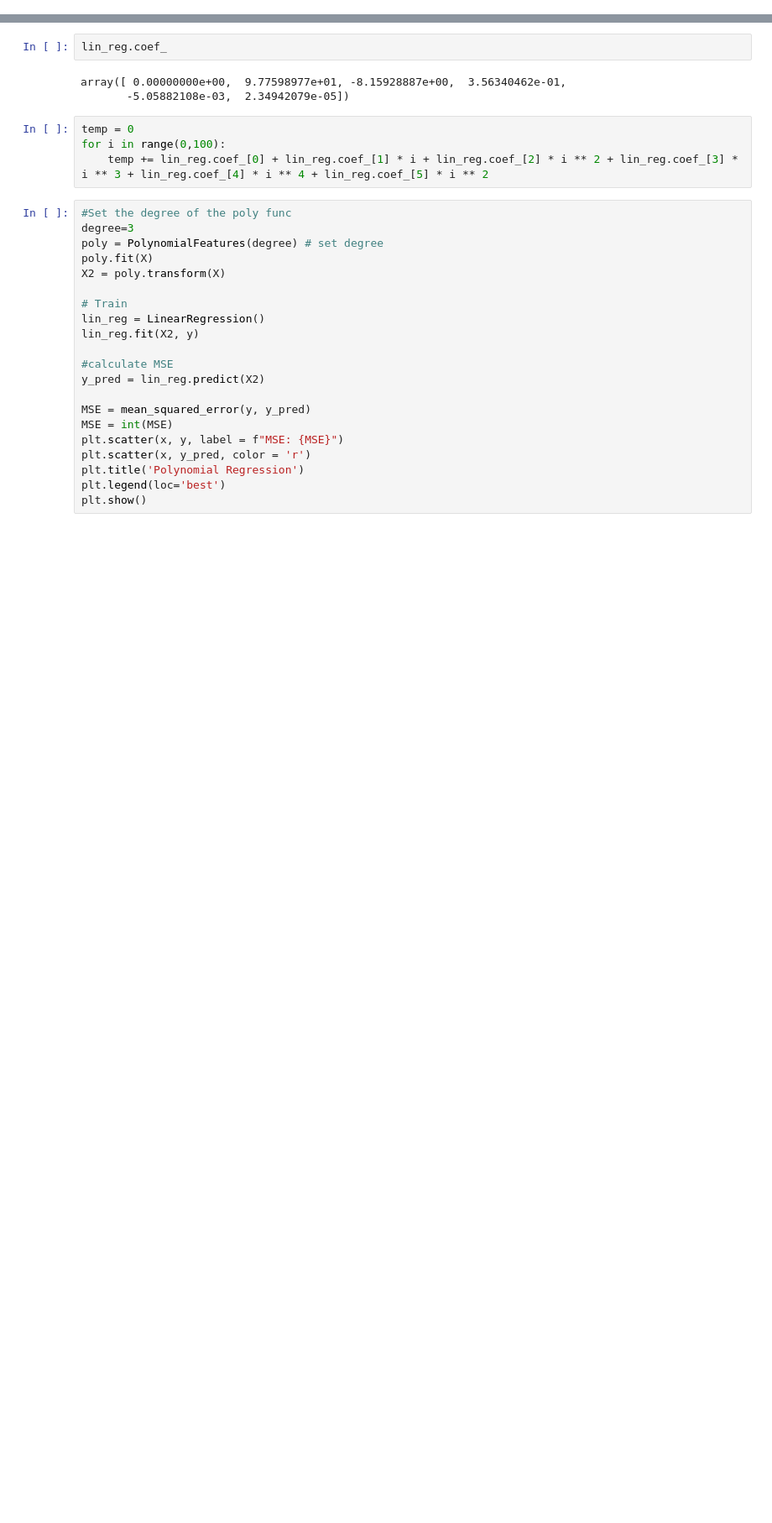
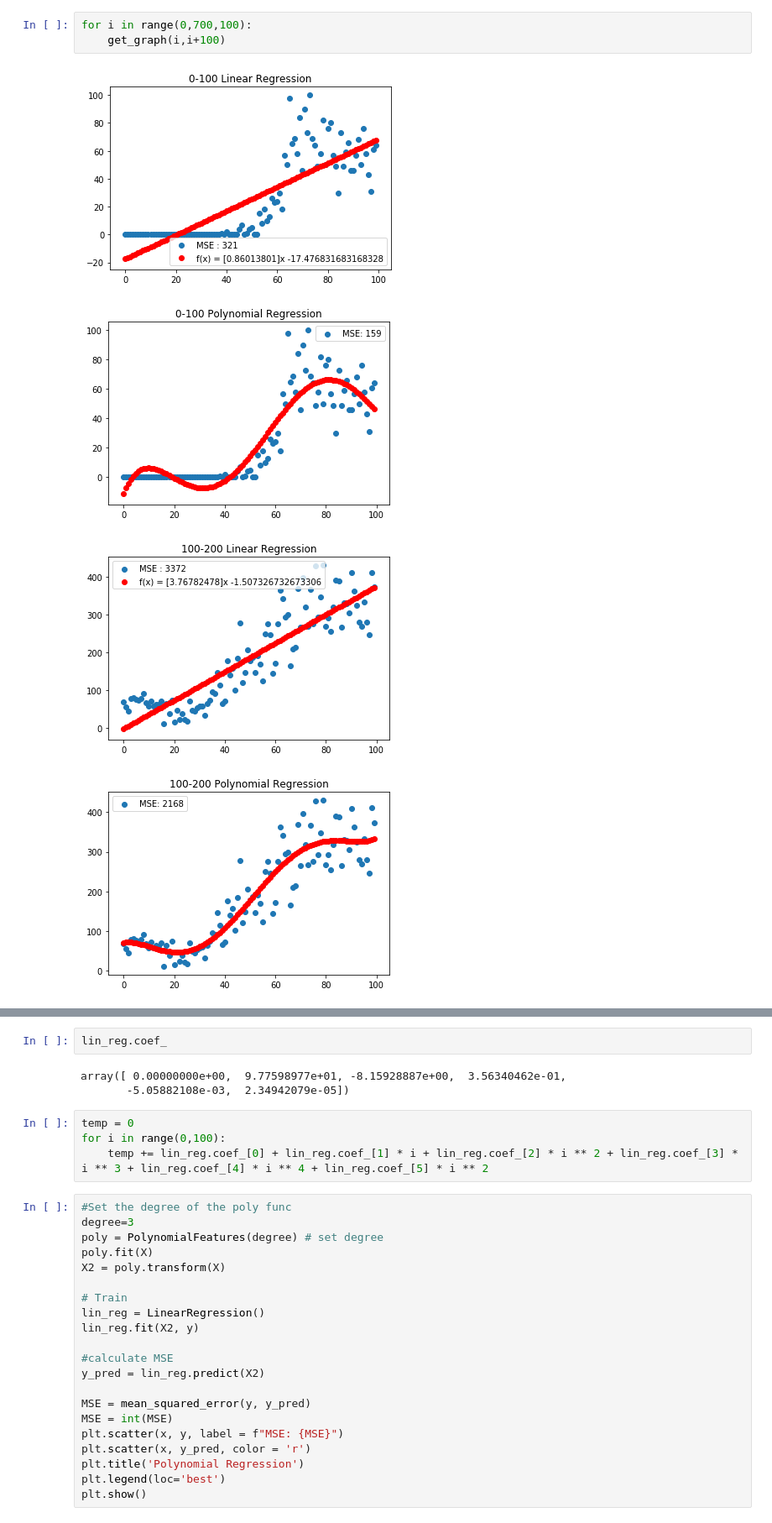
Before and after one commit to GoodrainCN/Covid_Trend, a Jupyter notebook: polynomial.ipynb, the cells around one changed output, grey strips where cells are left out. Shown at 84% size. Cells and saved outputs as stored; diff of their text form; blank space fills up the shorter version.

```diff
--- a/polynomial.ipynb
+++ b/polynomial.ipynb
@@ -167,0 +199,8 @@ plt.show()
+# %%
+for i in range(0,700,100):
+    get_graph(i,i+100)
+# %% [output]
+[figure, added]
+[figure, added]
+[figure, added]
+[figure, added]
```
Also changed, not shown: parts of 6 cells of this notebook, 19 other files.
